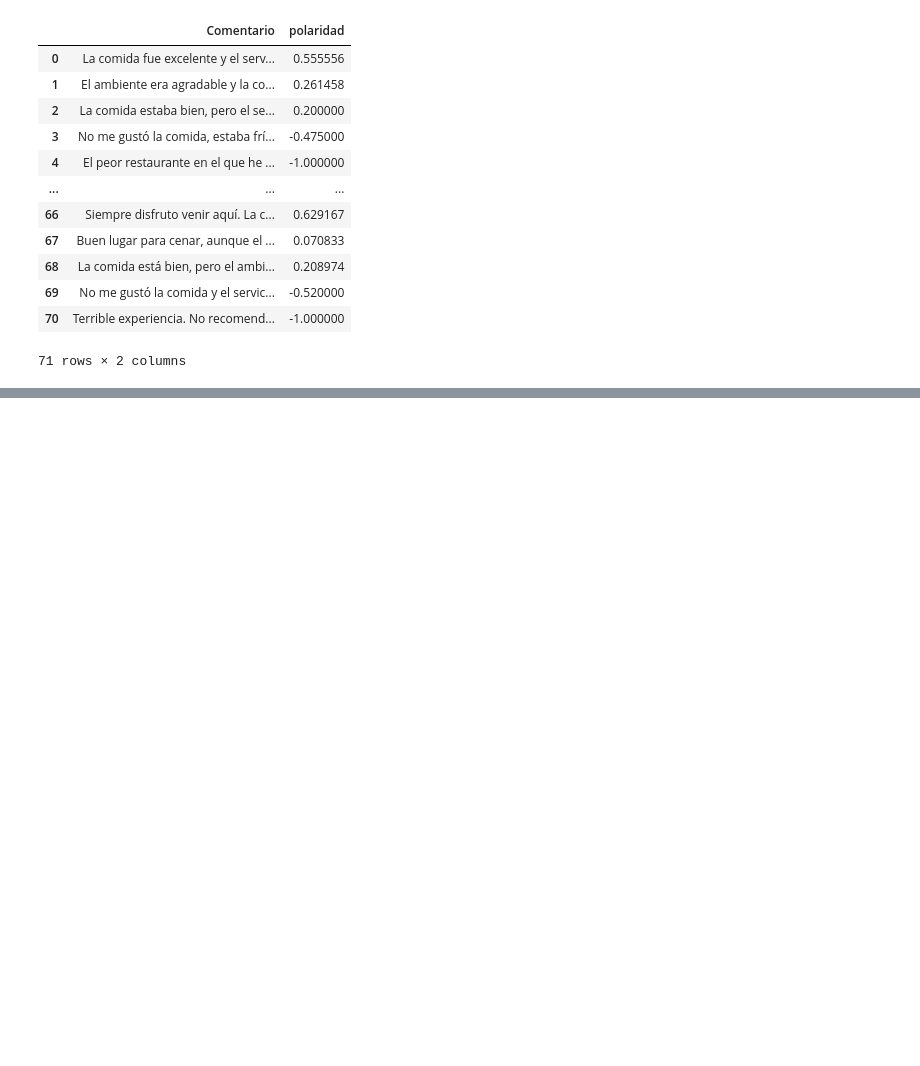
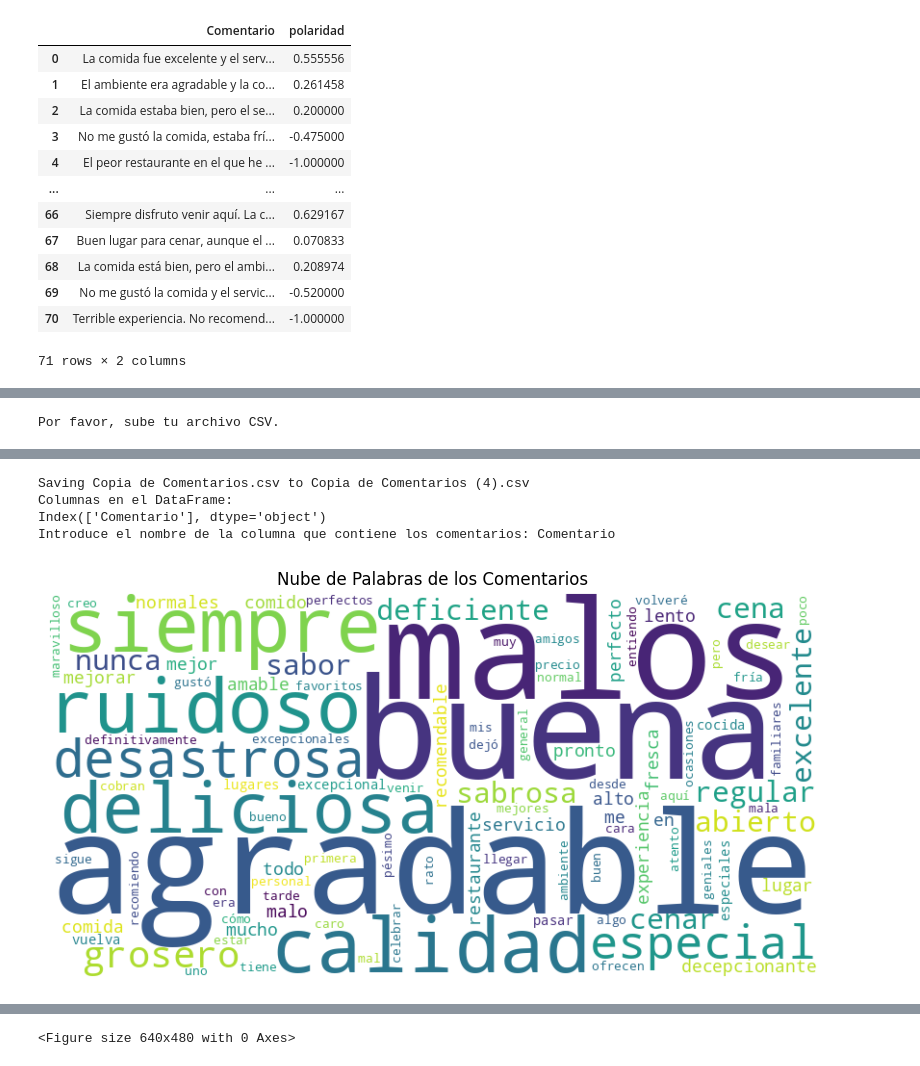
Before and after one commit to arkache/Lab-2, a Jupyter notebook: Lab_2_Analisis_de_sent.ipynb, the cells around one changed output, grey strips where cells are left out. Drawn from its saved outputs; the diff is of its cells as text; code cells hidden in the pictures; blank space fills up the shorter version.

```diff
--- a/Lab_2_Analisis_de_sent.ipynb
+++ b/Lab_2_Analisis_de_sent.ipynb
@@ -64,0 +78,5 @@ display(df)
+# %%
+
+# Cargar el tokenizador y el modelo BERT para español
+tokenizer = AutoTokenizer.from_pretrained("dccuchile/bert-base-spanish-wwm-uncased")
+model = AutoModel.from_pretrained("dccuchile/bert-base-spanish-wwm-uncased")
@@ -64,0 +91,59 @@ display(df)
+# %%
+
+def get_bert_embeddings(text):
+    inputs = tokenizer(text, return_tensors="pt", truncation=True, padding=True, max_length=512)
+    with torch.no_grad():
+        outputs = model(**inputs)
+    return outputs.last_hidden_state.mean(dim=1).squeeze().numpy()
+
+def extract_keywords(text, top_n=10):
+    embedding = get_bert_embeddings(text)
+    vectorizer = CountVectorizer().fit([text])
+    words = vectorizer.get_feature_names_out()
+    word_embeddings = [get_bert_embeddings(word) for word in words]
+    similarities = [torch.cosine_similarity(torch.tensor(embedding), torch.tensor(we), dim=0).item() for we in word_embeddings]
+    word_sim_tuples = sorted(zip(words, similarities), key=lambda x: x[1], reverse=True)
+    return dict(word_sim_tuples[:top_n])
+
+# Cargar el dataset
+print("Por favor, sube tu archivo CSV.")
+uploaded = files.upload()
+
+# Obtener el nombre del archivo subido
+file_name = list(uploaded.keys())[0]
+
+# Cargar el DataFrame
+df = pd.read_csv(io.BytesIO(uploaded[file_name]))
+
+# Verificar las columnas del DataFrame
+print("Columnas en el DataFrame:")
+print(df.columns)
+
+# Solicitar al usuario el nombre de la columna de comentarios
+column_name = input("Introduce el nombre de la columna que contiene los comentarios: ")
+
+# Combinar todos los comentarios en un solo texto
+all_text = " ".join(df[column_name].astype(str))
+
+# Extraer palabras clave
+keywords = extract_keywords(all_text, top_n=100)
+
+# Crear y mostrar la nube de palabras
+wordcloud = WordCloud(width=800, height=400, background_color='white').generate_from_frequencies(keywords)
+
+plt.figure(figsize=(10, 5))
+plt.imshow(wordcloud, interpolation='bilinear')
+plt.axis('off')
+plt.title('Nube de Palabras de los Comentarios')
+plt.show()
+
+# Guardar la imagen
+plt.savefig('wordcloud.png')
+files.download('wordcloud.png')
+
+# Imprimir las palabras clave más relevantes
+print("\nPalabras clave más relevantes:")
+for word, relevance in sorted(keywords.items(), key=lambda x: x[1], reverse=True)[:20]:
+    print(f"{word}: {relevance:.4f}")
+# %% [output]
+Por favor, sube tu archivo CSV.
@@ -64,0 +151,5 @@ display(df)
+Saving Copia de Comentarios.csv to Copia de Comentarios (4).csv
+Columnas en el DataFrame:
+Index(['Comentario'], dtype='object')
+Introduce el nombre de la columna que contiene los comentarios: Comentario
+[figure, added]
@@ -64,0 +175 @@ display(df)
+<Figure size 640x480 with 0 Axes>
```
Also changed, not shown: parts of 8 cells of this notebook.
